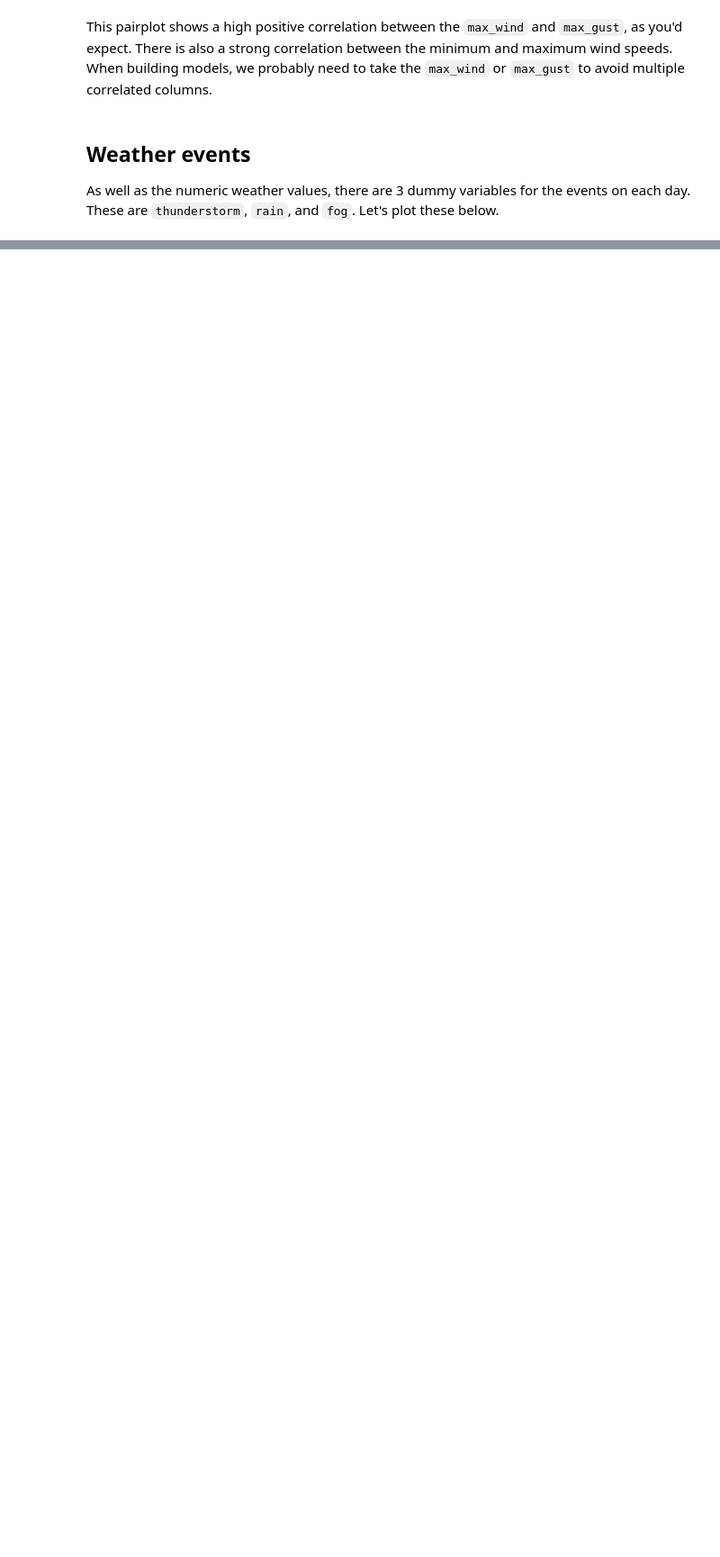
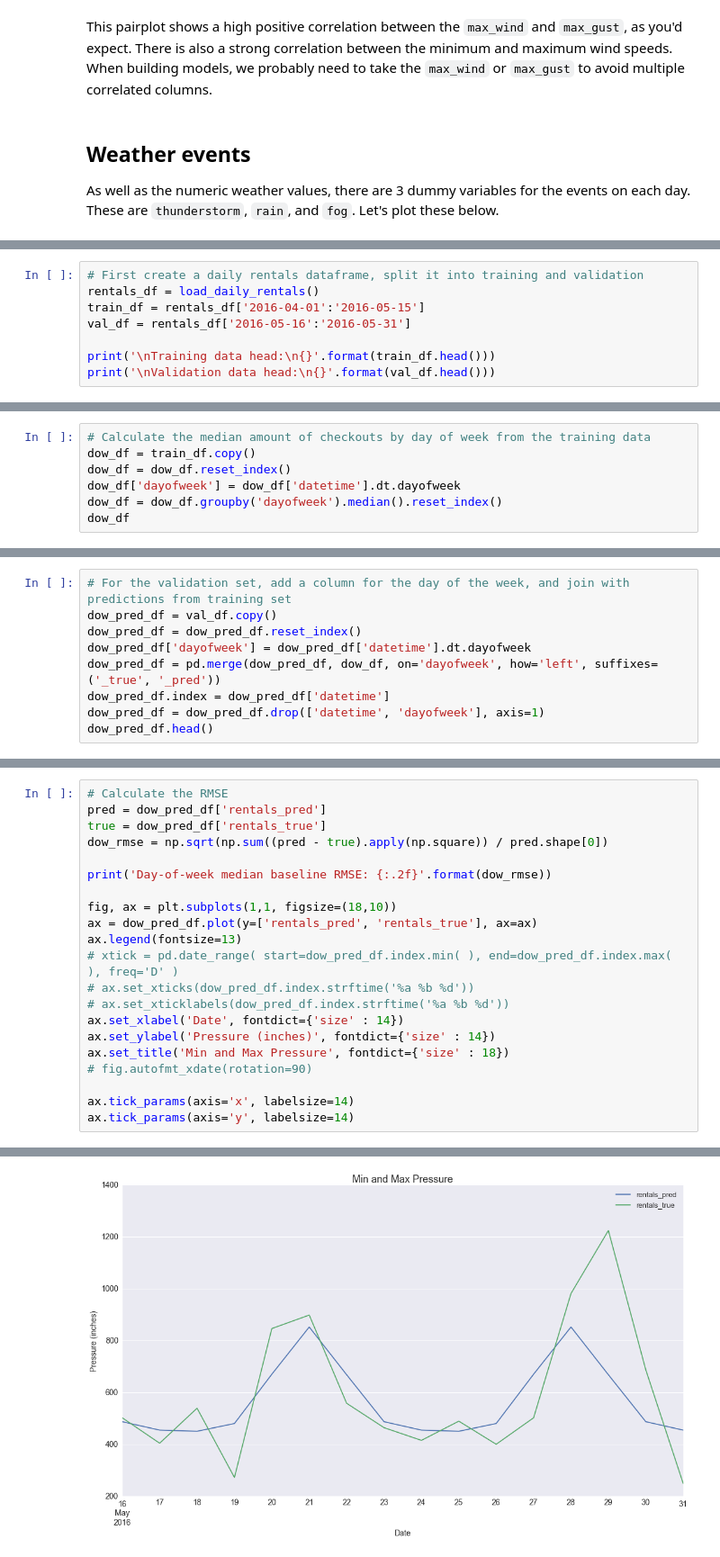
Before and after one commit to timgasser/bcycle-austin, a Jupyter notebook: notebooks/bcycle_models.ipynb, the cells around one changed output, grey strips where cells are left out. Shown at 90% size. Saved outputs shown, nothing was run; the diff lists cells and outputs as text; blank space fills up the shorter version.

```diff
--- a/notebooks/bcycle_models.ipynb
+++ b/notebooks/bcycle_models.ipynb
@@ -252,0 +271,8 @@ for ax in axes:
+# %%
+# First create a daily rentals dataframe, split it into training and validation
+rentals_df = load_daily_rentals()
+train_df = rentals_df['2016-04-01':'2016-05-15']
+val_df = rentals_df['2016-05-16':'2016-05-31']
+
+print('\nTraining data head:\n{}'.format(train_df.head()))
+print('\nValidation data head:\n{}'.format(val_df.head()))
@@ -252,0 +301,7 @@ for ax in axes:
+# %%
+# Calculate the median amount of checkouts by day of week from the training data
+dow_df = train_df.copy()
+dow_df = dow_df.reset_index()
+dow_df['dayofweek'] = dow_df['datetime'].dt.dayofweek
+dow_df = dow_df.groupby('dayofweek').median().reset_index()
+dow_df
@@ -252,0 +317,9 @@ for ax in axes:
+# %%
+# For the validation set, add a column for the day of the week, and join with predictions from training set
+dow_pred_df = val_df.copy()
+dow_pred_df = dow_pred_df.reset_index()
+dow_pred_df['dayofweek'] = dow_pred_df['datetime'].dt.dayofweek
+dow_pred_df = pd.merge(dow_pred_df, dow_df, on='dayofweek', how='left', suffixes=('_true', '_pred'))
+dow_pred_df.index = dow_pred_df['datetime']
+dow_pred_df = dow_pred_df.drop(['datetime', 'dayofweek'], axis=1)
+dow_pred_df.head()
@@ -252,0 +336,22 @@ for ax in axes:
+# %%
+# Calculate the RMSE
+pred = dow_pred_df['rentals_pred']
+true = dow_pred_df['rentals_true']
+dow_rmse = np.sqrt(np.sum((pred - true).apply(np.square)) / pred.shape[0])
+
+print('Day-of-week median baseline RMSE: {:.2f}'.format(dow_rmse))
+
+fig, ax = plt.subplots(1,1, figsize=(18,10))
+ax = dow_pred_df.plot(y=['rentals_pred', 'rentals_true'], ax=ax)
+ax.legend(fontsize=13)
+# xtick = pd.date_range( start=dow_pred_df.index.min( ), end=dow_pred_df.index.max( ), freq='D' )
+# ax.set_xticks(dow_pred_df.index.strftime('%a %b %d'))
+# ax.set_xticklabels(dow_pred_df.index.strftime('%a %b %d'))
+ax.set_xlabel('Date', fontdict={'size' : 14})
+ax.set_ylabel('Pressure (inches)', fontdict={'size' : 14})
+ax.set_title('Min and Max Pressure', fontdict={'size' : 18})
+# fig.autofmt_xdate(rotation=90)
+
+ax.tick_params(axis='x', labelsize=14)
+ax.tick_params(axis='y', labelsize=14)
+# %% [output]
@@ -252,0 +359 @@ for ax in axes:
+[figure, added]
```
Also changed, not shown: parts of 11 cells of this notebook, 1 other file.
